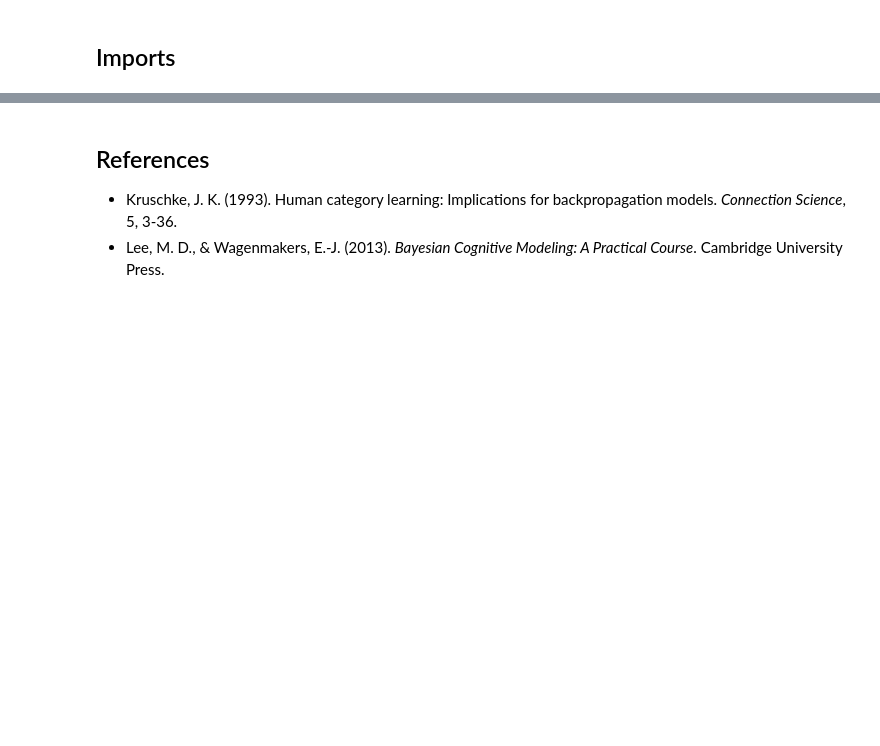
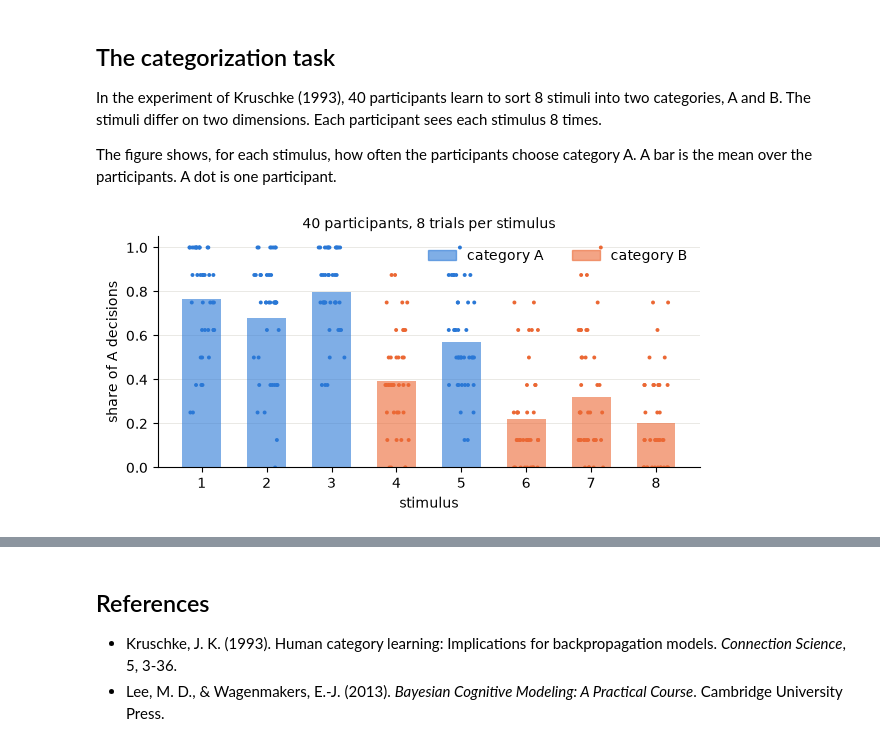
Before and after one commit to florence-bockting/elicito, a Jupyter notebook: docs/case-studies/gcm-categorization.ipynb, the cells around one changed output, grey strips where cells are left out. Cells and saved outputs as stored; diff of their text form; code cells hidden in the pictures; blank space fills up the shorter version.

Commit message:
docs: rewrite the GCM categorization case study as a narrative with figures

```diff
--- a/docs/case-studies/gcm-categorization.ipynb
+++ b/docs/case-studies/gcm-categorization.ipynb
@@ -27,3 +62,31 @@ if os.path.isdir("docs/case-studies"):
+# %%
+import logging
+
+# hide the INFO messages of pm.sample; the progress bar stays
+logging.getLogger("pymc").setLevel(logging.WARNING)
+
+# colours of the figures: one fixed colour for each entity
+BLUE, ORANGE, GREY = "#2a78d6", "#eb6834", "#8a8984"
+plt.rcParams.update(
+    {
+        "axes.spines.top": False,
+        "axes.spines.right": False,
+        "axes.grid": True,
+        "grid.color": "#e6e5e1",
+        "grid.linewidth": 0.6,
+        "axes.axisbelow": True,
+        "axes.titlesize": "medium",
+        "legend.frameon": False,
+    }
+)
 # %% [markdown]
-## Imports
+## The categorization task
+
+In the experiment of Kruschke (1993), 40 participants learn to sort 8
+stimuli into two categories, A and B. The stimuli differ on two
+dimensions. Each participant sees each stimulus 8 times.
+
+The figure shows, for each stimulus, how often the participants choose
+category A. A bar is the mean over the participants. A dot is one
+participant.
 # %%
@@ -42 +104,35 @@ DRAWS = 10_000
+# %%
+share_a = y / nstim
+stimuli = np.arange(1, nstim + 1)
+colors = [BLUE if category == 1 else ORANGE for category in a]
+
+fig, ax = plt.subplots(figsize=(7, 3))
+ax.bar(stimuli, share_a.mean(axis=1), color=colors, alpha=0.6, width=0.6)
+jitter = np.random.default_rng(1).uniform(-0.2, 0.2, size=share_a.shape)
+ax.scatter(
+    (stimuli[:, None] + jitter).ravel(),
+    share_a.ravel(),
+    s=8,
+    color=np.repeat(colors, nsubj),
+    lw=0,
+)
+ax.set(
+    xlabel="stimulus",
+    ylabel="share of A decisions",
+    xticks=stimuli,
+    ylim=(0, 1.05),
+    title=f"{nsubj} participants, {nstim} trials per stimulus",
+)
+ax.grid(axis="x", visible=False)
+ax.legend(
+    handles=[
+        Patch(color=BLUE, alpha=0.6, label="category A"),
+        Patch(color=ORANGE, alpha=0.6, label="category B"),
+    ],
+    loc="upper right",
+    ncols=2,
+)
+plt.show()
+# %% [output]
+[figure, added]
 # %% [markdown]
```
Also changed, not shown: parts of 30 cells of this notebook, 1 other file.
